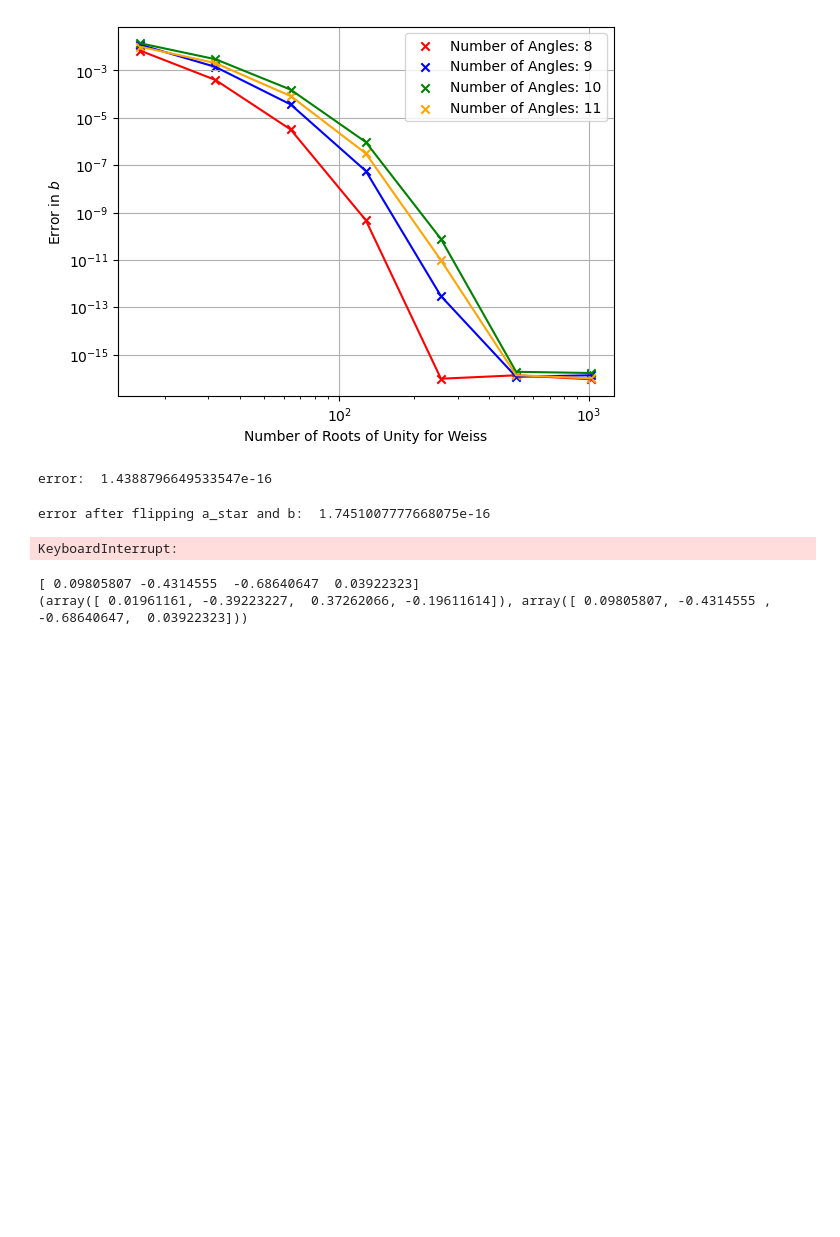
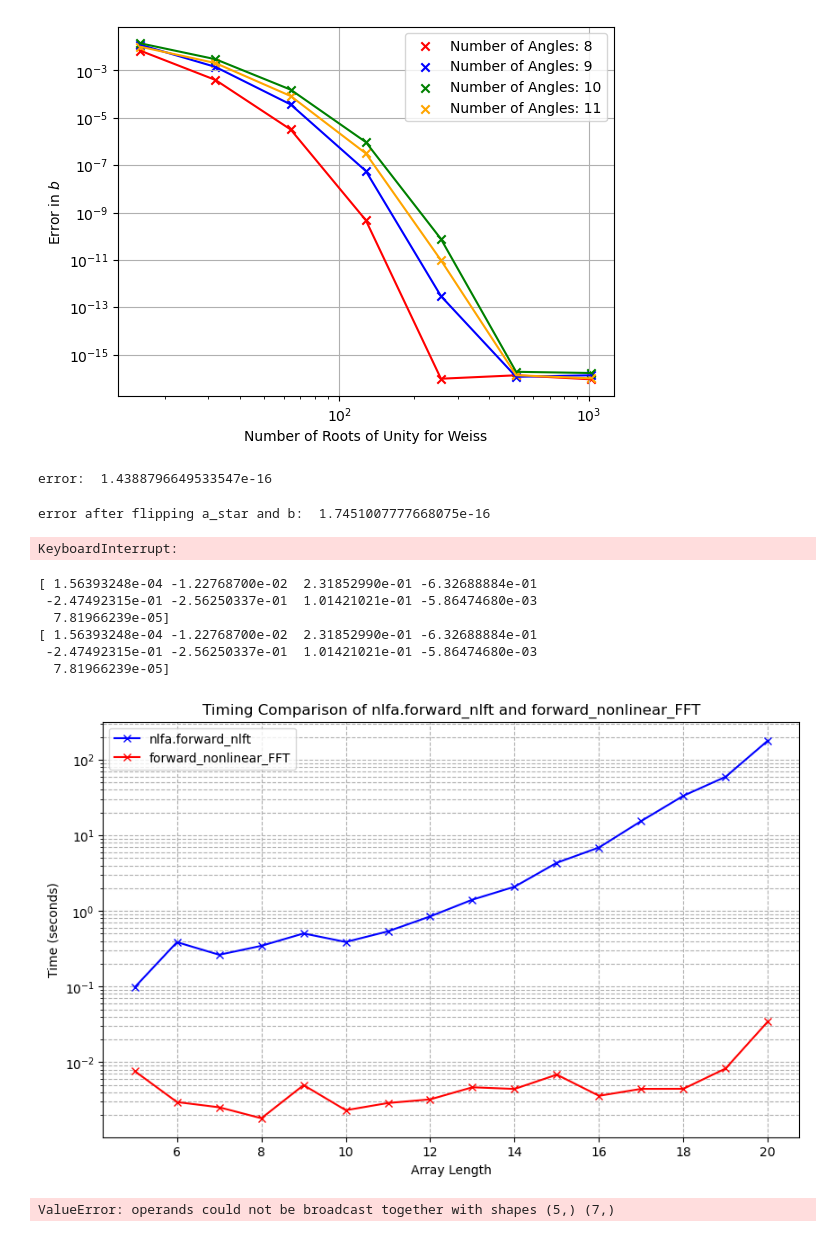
Before and after one commit to qsppack/pyqsppack, a Jupyter notebook: num_stab_nlft.ipynb, the cells around one changed output. Drawn from its saved outputs; the diff is of its cells as text; code cells hidden in the pictures; blank space fills up the shorter version.

Commit message:
numerical stability tests

```diff
--- a/num_stab_nlft.ipynb
+++ b/num_stab_nlft.ipynb
@@ -128,6 +147,57 @@ def forward_nonlinear_FFT(gammas: np.ndarray, m=0) -> tuple[np.ndarray, np.ndarr
 # %%
-print(nlfa.forward_nlft(np.array([5,3,1,2])))
-print(forward_nonlinear_FFT(np.array([5,3,1,2])))
+print(nlfa.forward_nlft(np.array([2,1,3,4,6,2,5,3,1])))
+print(forward_nonlinear_FFT(np.array([2,1,3,4,6,2,5,3,1]), 0, debug=False)[1])
 # %% [output]
-[ 0.09805807 -0.4314555  -0.68640647  0.03922323]
-(array([ 0.01961161, -0.39223227,  0.37262066, -0.19611614]), array([ 0.09805807, -0.4314555 , -0.68640647,  0.03922323]))
+[ 1.56393248e-04 -1.22768700e-02  2.31852990e-01 -6.32688884e-01
+ -2.47492315e-01 -2.56250337e-01  1.01421021e-01 -5.86474680e-03
+  7.81966239e-05]
+[ 1.56393248e-04 -1.22768700e-02  2.31852990e-01 -6.32688884e-01
+ -2.47492315e-01 -2.56250337e-01  1.01421021e-01 -5.86474680e-03
+  7.81966239e-05]
+# %%
+import numpy as np
+import matplotlib.pyplot as plt
+import time
+
+# Define the functions to time
+def time_function(func, *args, **kwargs):
+    start_time = time.time()
+    func(*args, **kwargs)
+    return time.time() - start_time
+
+# Array lengths to test
+array_lengths = np.arange(5, 21)
+
+# Store timing results
+times_forward_nlft = []
+times_forward_nonlinear_FFT = []
+
+# Time each function with arrays of different lengths
+for length in array_lengths:
+    random_array = np.random.rand(length)
+
+    # Time nlfa.forward_nlft
+    time_nlft = time_function(nlfa.forward_nlft, random_array)
+    times_forward_nlft.append(time_nlft)
+
+    # Time forward_nonlinear_FFT
+    time_fft = time_function(forward_nonlinear_FFT, random_array, 0, debug=False)
+    times_forward_nonlinear_FFT.append(time_fft)
+
+# Plot the results
+plt.figure(figsize=(10, 6))
+plt.plot(array_lengths, times_forward_nlft, 'x-', label='nlfa.forward_nlft', color='blue')
+plt.plot(array_lengths, times_forward_nonlinear_FFT, 'x-', label='forward_nonlinear_FFT', color='red')
+plt.xlabel('Array Length')
+plt.ylabel('Time (seconds)')
+plt.yscale("log")
+plt.title('Timing Comparison of nlfa.forward_nlft and forward_nonlinear_FFT')
+plt.legend()
+plt.grid(True, which="both", ls="--")
+plt.savefig("timing_comparison.svg")
+# %% [output]
+[figure, added]
+# %%
+forward_nonlinear_FFT(np.random.rand(50))
+# %% [output]
+ValueError: operands could not be broadcast together with shapes (5,) (7,)
```
Also changed, not shown: parts of 1 cell of this notebook, 2 other files.
